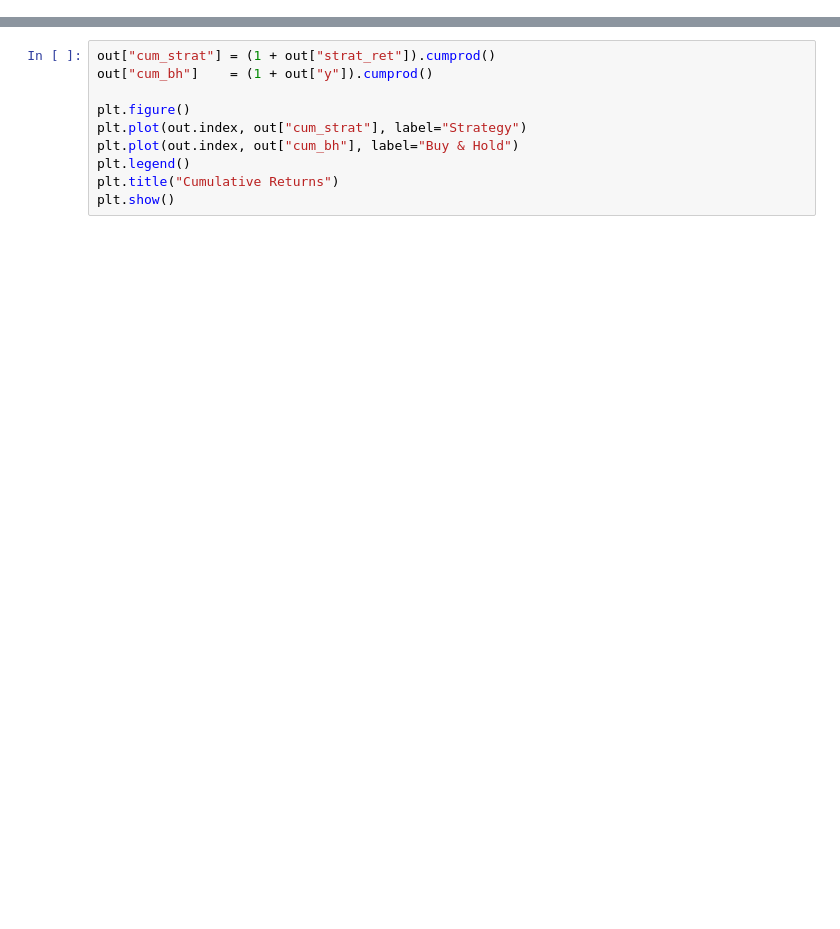
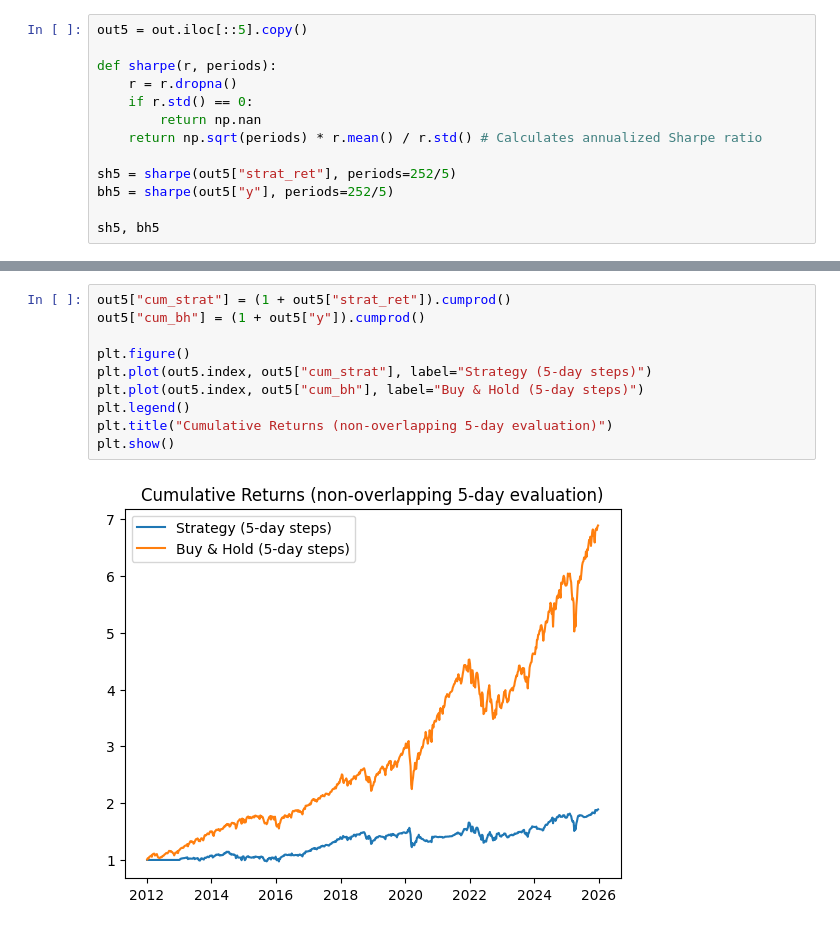
Before and after one commit to gabrieltang515/assetprediction, a Jupyter notebook: notebooks/q1_spy_regression.ipynb, the cells around one changed output, grey strips where cells are left out. Cells and saved outputs as stored; diff of their text form; blank space fills up the shorter version.

```diff
--- a/notebooks/q1_spy_regression.ipynb
+++ b/notebooks/q1_spy_regression.ipynb
@@ -147,0 +269,13 @@ sh, bh
+# %%
+out5 = out.iloc[::5].copy()
+
+def sharpe(r, periods):
+    r = r.dropna()
+    if r.std() == 0:
+        return np.nan
+    return np.sqrt(periods) * r.mean() / r.std() # Calculates annualized Sharpe ratio
+
+sh5 = sharpe(out5["strat_ret"], periods=252/5)
+bh5 = sharpe(out5["y"], periods=252/5)
+
+sh5, bh5
@@ -148,10 +296,12 @@ sh, bh
 # %%
-out["cum_strat"] = (1 + out["strat_ret"]).cumprod()
-out["cum_bh"]    = (1 + out["y"]).cumprod()
+out5["cum_strat"] = (1 + out5["strat_ret"]).cumprod()
+out5["cum_bh"] = (1 + out5["y"]).cumprod()
 
 plt.figure()
-plt.plot(out.index, out["cum_strat"], label="Strategy")
-plt.plot(out.index, out["cum_bh"], label="Buy & Hold")
+plt.plot(out5.index, out5["cum_strat"], label="Strategy (5-day steps)")
+plt.plot(out5.index, out5["cum_bh"], label="Buy & Hold (5-day steps)")
 plt.legend()
-plt.title("Cumulative Returns")
+plt.title("Cumulative Returns (non-overlapping 5-day evaluation)")
 plt.show()
+# %% [output]
+[figure, added]
```
Also changed, not shown: parts of 22 cells of this notebook.
